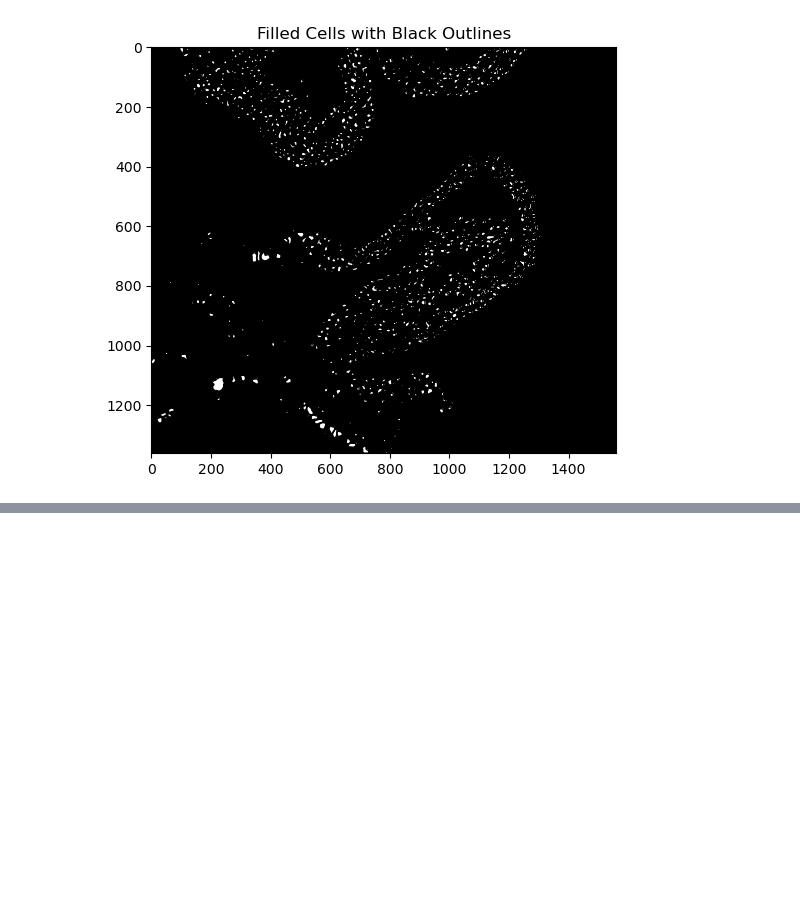
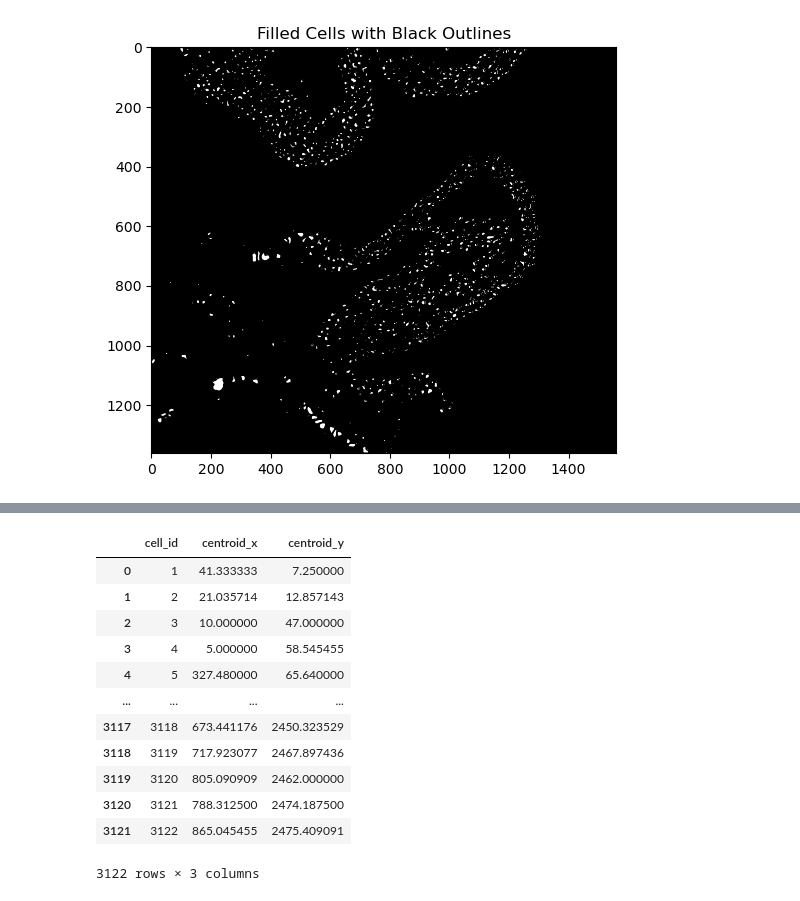
Before and after one commit to xiwang3236/Image_processing_tools, a Jupyter notebook: Solve_conflict.ipynb, the cells around one changed output, grey strips where cells are left out. Drawn from its saved outputs; the diff is of its cells as text; code cells hidden in the pictures; blank space fills up the shorter version.

```diff
--- a/Solve_conflict.ipynb
+++ b/Solve_conflict.ipynb
@@ -308,0 +197,31 @@ print(f"Generated {len(new_outlines)} adjusted outlines.")
+# %%
+
+def calculate_centroids(df):
+    # Group the DataFrame by 'cell_id'
+    grouped = df.groupby('cell_id')
+
+    # Calculate centroids for each group
+    centroids = grouped[['vertex_x', 'vertex_y']].mean().reset_index()
+
+    # Rename columns if needed to indicate centroids explicitly
+    centroids.rename(columns={'vertex_x': 'centroid_x', 'vertex_y': 'centroid_y'}, inplace=True)
+
+    return centroids
+# %%
+# Calculate centroids for each cell
+centroids_df = calculate_centroids(reduced_outlines_list)
+centroids_df
+# %% [output]
+|  | cell_id | centroid_x | centroid_y |
+| 0 | 1 | 41.333333 | 7.250000 |
+| 1 | 2 | 21.035714 | 12.857143 |
+| 2 | 3 | 10.000000 | 47.000000 |
+| 3 | 4 | 5.000000 | 58.545455 |
+| 4 | 5 | 327.480000 | 65.640000 |
+| ... | ... | ... | ... |
+| 3117 | 3118 | 673.441176 | 2450.323529 |
+| 3118 | 3119 | 717.923077 | 2467.897436 |
+| 3119 | 3120 | 805.090909 | 2462.000000 |
+| 3120 | 3121 | 788.312500 | 2474.187500 |
+| 3121 | 3122 | 865.045455 | 2475.409091 |
+3122 rows × 3 columns
```
Also changed, not shown: parts of 15 cells of this notebook.
